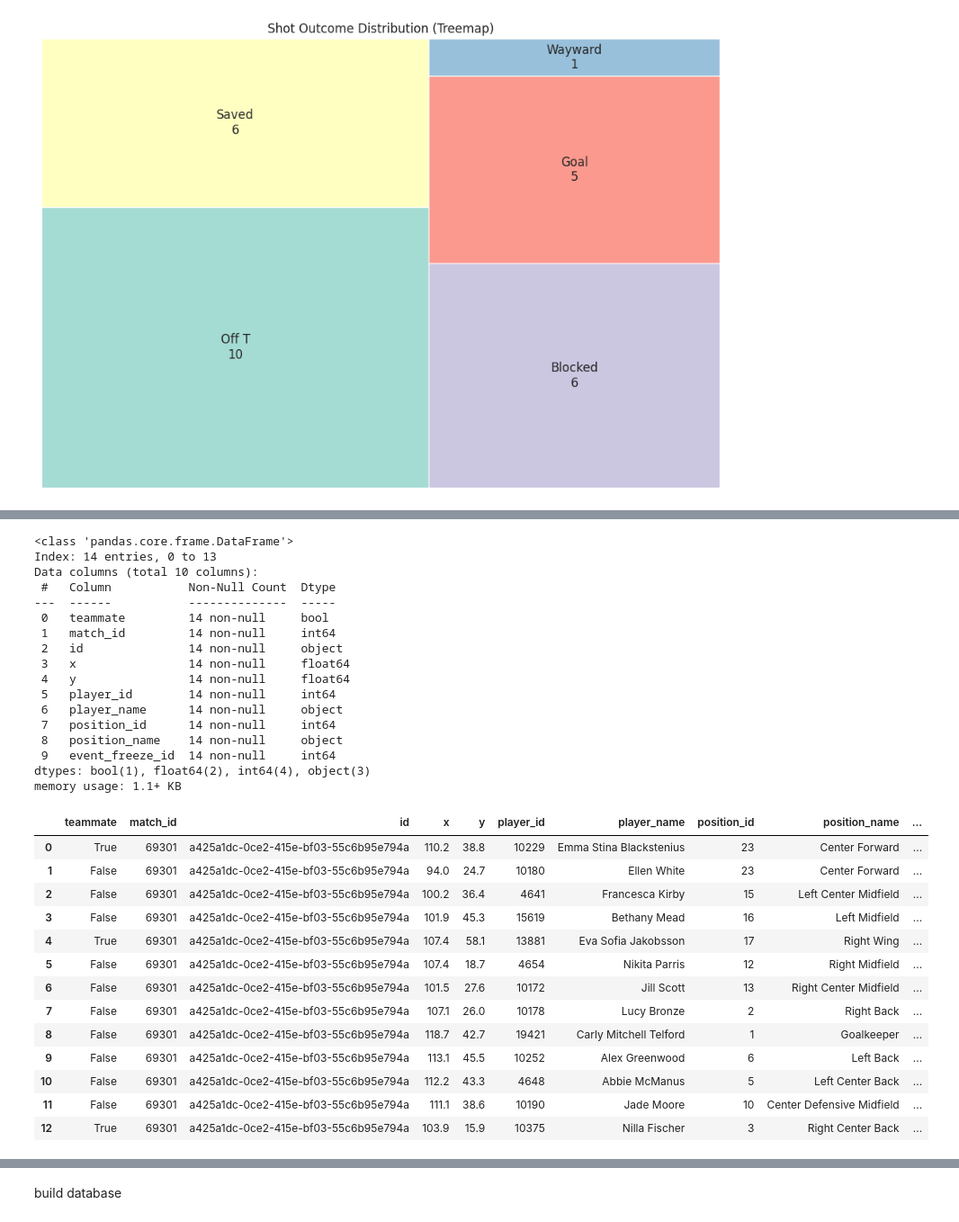
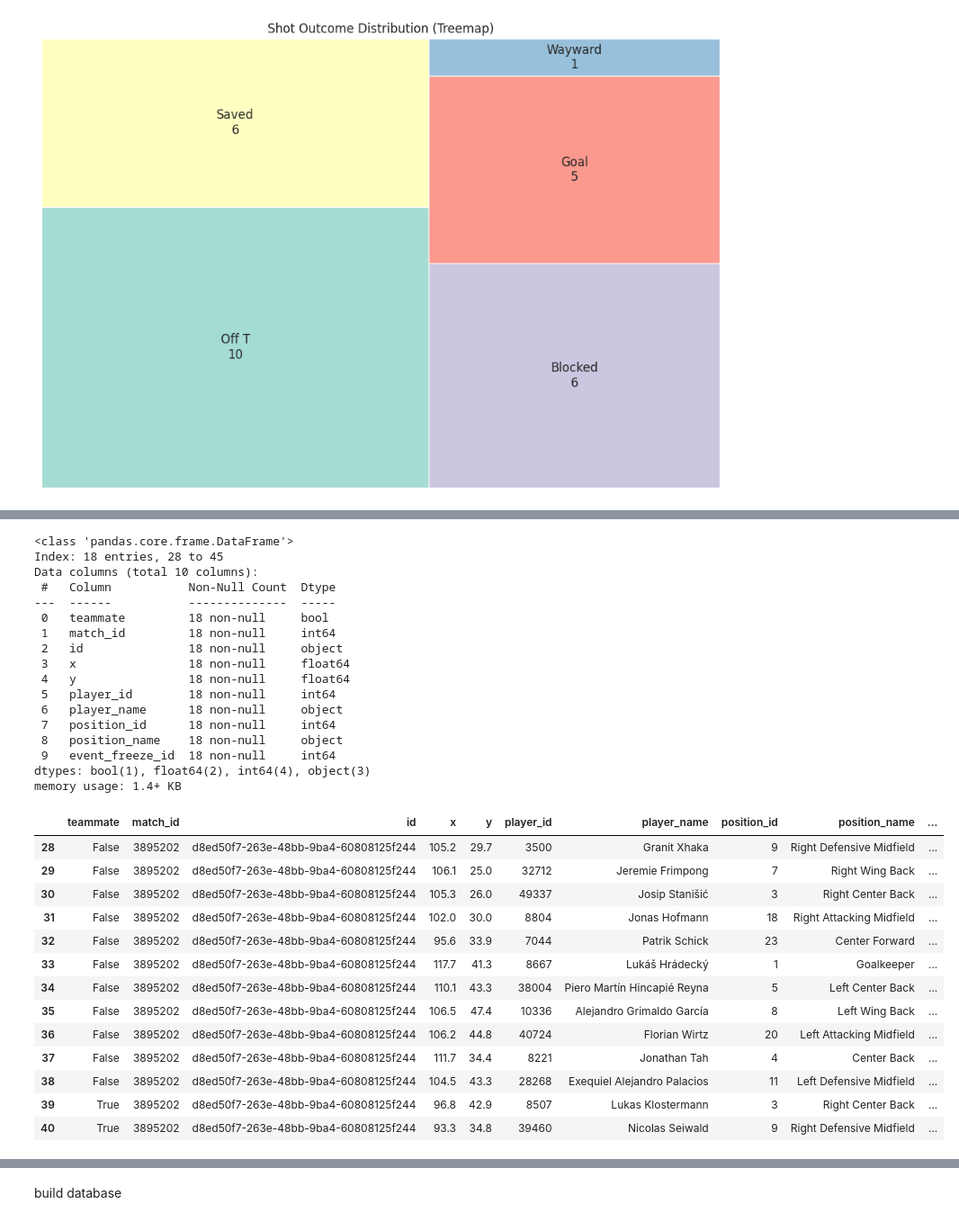
Before and after one commit to IvaroEkel/Probabilistic-Machine-Learning_lecture-PROJECTS, a Jupyter notebook: projects/08-1SHXXXX_football_analytics/notebooks/data_loading_and_exploration.ipynb, the cells around one changed output, grey strips where cells are left out. Shown at 90% size. Saved outputs shown, nothing was run; the diff lists cells and outputs as text; code cells hidden in the pictures.

```diff
--- a/projects/08-1SHXXXX_football_analytics/notebooks/data_loading_and_exploration.ipynb
+++ b/projects/08-1SHXXXX_football_analytics/notebooks/data_loading_and_exploration.ipynb
@@ -269,37 +281,37 @@ plt.show()
 # %%
-df_first_goal_freeze = df_freeze[df_freeze["id"] == 'a425a1dc-0ce2-415e-bf03-55c6b95e794a']
+df_first_goal_freeze = df_freeze[df_freeze["id"] == 'd8ed50f7-263e-48bb-9ba4-60808125f244']
 df_first_goal_freeze.info()
 df_first_goal_freeze.head(13)
 # %% [output]
 <class 'pandas.core.frame.DataFrame'>
-Index: 14 entries, 0 to 13
+Index: 18 entries, 28 to 45
 Data columns (total 10 columns):
  #   Column           Non-Null Count  Dtype
 ---  ------           --------------  -----
- 0   teammate         14 non-null     bool
- 1   match_id         14 non-null     int64
- 2   id               14 non-null     object
- 3   x                14 non-null     float64
- 4   y                14 non-null     float64
- 5   player_id        14 non-null     int64
- 6   player_name      14 non-null     object
- 7   position_id      14 non-null     int64
- 8   position_name    14 non-null     object
- 9   event_freeze_id  14 non-null     int64
+ 0   teammate         18 non-null     bool
+ 1   match_id         18 non-null     int64
+ 2   id               18 non-null     object
+ 3   x                18 non-null     float64
+ 4   y                18 non-null     float64
+ 5   player_id        18 non-null     int64
+ 6   player_name      18 non-null     object
+ 7   position_id      18 non-null     int64
+ 8   position_name    18 non-null     object
+ 9   event_freeze_id  18 non-null     int64
 dtypes: bool(1), float64(2), int64(4), object(3)
-memory usage: 1.1+ KB
+memory usage: 1.4+ KB
 |  | teammate | match_id | id | x | y | player_id | player_name | position_id | position_name | ... |
-| 0 | True | 69301 | a425a1dc-0ce2-415e-bf03-55c6b95e794a | 110.2 | 38.8 | 10229 | Emma Stina Blackstenius | 23 | Center Forward | ... |
-| 1 | False | 69301 | a425a1dc-0ce2-415e-bf03-55c6b95e794a | 94.0 | 24.7 | 10180 | Ellen White | 23 | Center Forward | ... |
-| 2 | False | 69301 | a425a1dc-0ce2-415e-bf03-55c6b95e794a | 100.2 | 36.4 | 4641 | Francesca Kirby | 15 | Left Center Midfield | ... |
-| 3 | False | 69301 | a425a1dc-0ce2-415e-bf03-55c6b95e794a | 101.9 | 45.3 | 15619 | Bethany Mead | 16 | Left Midfield | ... |
-| 4 | True | 69301 | a425a1dc-0ce2-415e-bf03-55c6b95e794a | 107.4 | 58.1 | 13881 | Eva Sofia Jakobsson | 17 | Right Wing | ... |
-| 5 | False | 69301 | a425a1dc-0ce2-415e-bf03-55c6b95e794a | 107.4 | 18.7 | 4654 | Nikita Parris | 12 | Right Midfield | ... |
-| 6 | False | 69301 | a425a1dc-0ce2-415e-bf03-55c6b95e794a | 101.5 | 27.6 | 10172 | Jill Scott | 13 | Right Center Midfield | ... |
-| 7 | False | 69301 | a425a1dc-0ce2-415e-bf03-55c6b95e794a | 107.1 | 26.0 | 10178 | Lucy Bronze | 2 | Right Back | ... |
-| 8 | False | 69301 | a425a1dc-0ce2-415e-bf03-55c6b95e794a | 118.7 | 42.7 | 19421 | Carly Mitchell Telford | 1 | Goalkeeper | ... |
-| 9 | False | 69301 | a425a1dc-0ce2-415e-bf03-55c6b95e794a | 113.1 | 45.5 | 10252 | Alex Greenwood | 6 | Left Back | ... |
-| 10 | False | 69301 | a425a1dc-0ce2-415e-bf03-55c6b95e794a | 112.2 | 43.3 | 4648 | Abbie McManus | 5 | Left Center Back | ... |
-| 11 | False | 69301 | a425a1dc-0ce2-415e-bf03-55c6b95e794a | 111.1 | 38.6 | 10190 | Jade Moore | 10 | Center Defensive Midfield | ... |
-| 12 | True | 69301 | a425a1dc-0ce2-415e-bf03-55c6b95e794a | 103.9 | 15.9 | 10375 | Nilla Fischer | 3 | Right Center Back | ... |
+| 28 | False | 3895202 | d8ed50f7-263e-48bb-9ba4-60808125f244 | 105.2 | 29.7 | 3500 | Granit Xhaka | 9 | Right Defensive Midfield | ... |
+| 29 | False | 3895202 | d8ed50f7-263e-48bb-9ba4-60808125f244 | 106.1 | 25.0 | 32712 | Jeremie Frimpong | 7 | Right Wing Back | ... |
+| 30 | False | 3895202 | d8ed50f7-263e-48bb-9ba4-60808125f244 | 105.3 | 26.0 | 49337 | Josip Stanišić | 3 | Right Center Back | ... |
+| 31 | False | 3895202 | d8ed50f7-263e-48bb-9ba4-60808125f244 | 102.0 | 30.0 | 8804 | Jonas Hofmann | 18 | Right Attacking Midfield | ... |
+| 32 | False | 3895202 | d8ed50f7-263e-48bb-9ba4-60808125f244 | 95.6 | 33.9 | 7044 | Patrik Schick | 23 | Center Forward | ... |
+| 33 | False | 3895202 | d8ed50f7-263e-48bb-9ba4-60808125f244 | 117.7 | 41.3 | 8667 | Lukáš Hrádecký | 1 | Goalkeeper | ... |
+| 34 | False | 3895202 | d8ed50f7-263e-48bb-9ba4-60808125f244 | 110.1 | 43.3 | 38004 | Piero Martín Hincapié Reyna | 5 | Left Center Back | ... |
+| 35 | False | 3895202 | d8ed50f7-263e-48bb-9ba4-60808125f244 | 106.5 | 47.4 | 10336 | Alejandro Grimaldo García | 8 | Left Wing Back | ... |
+| 36 | False | 3895202 | d8ed50f7-263e-48bb-9ba4-60808125f244 | 106.2 | 44.8 | 40724 | Florian Wirtz | 20 | Left Attacking Midfield | ... |
+| 37 | False | 3895202 | d8ed50f7-263e-48bb-9ba4-60808125f244 | 111.7 | 34.4 | 8221 | Jonathan Tah | 4 | Center Back | ... |
+| 38 | False | 3895202 | d8ed50f7-263e-48bb-9ba4-60808125f244 | 104.5 | 43.3 | 28268 | Exequiel Alejandro Palacios | 11 | Left Defensive Midfield | ... |
+| 39 | True | 3895202 | d8ed50f7-263e-48bb-9ba4-60808125f244 | 96.8 | 42.9 | 8507 | Lukas Klostermann | 3 | Right Center Back | ... |
+| 40 | True | 3895202 | d8ed50f7-263e-48bb-9ba4-60808125f244 | 93.3 | 34.8 | 39460 | Nicolas Seiwald | 9 | Right Defensive Midfield | ... |
 # %%
```
Also changed, not shown: parts of 20 cells of this notebook.
